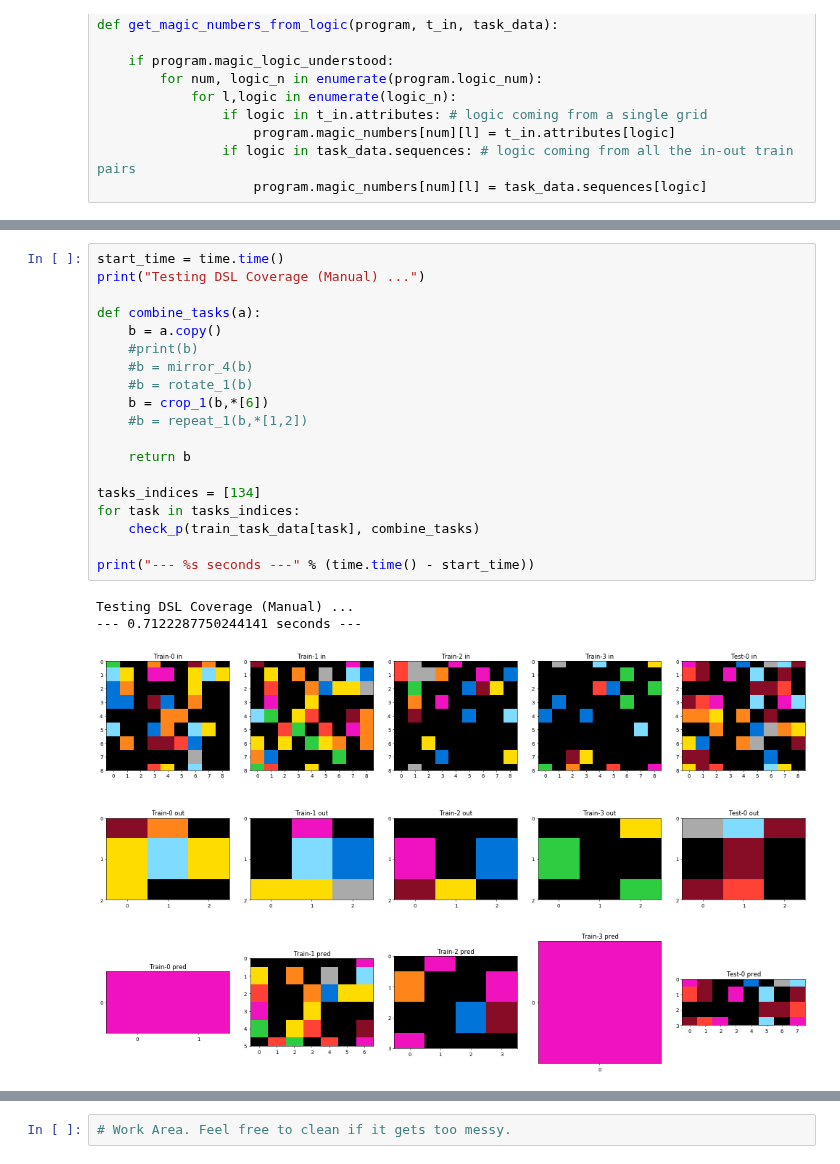
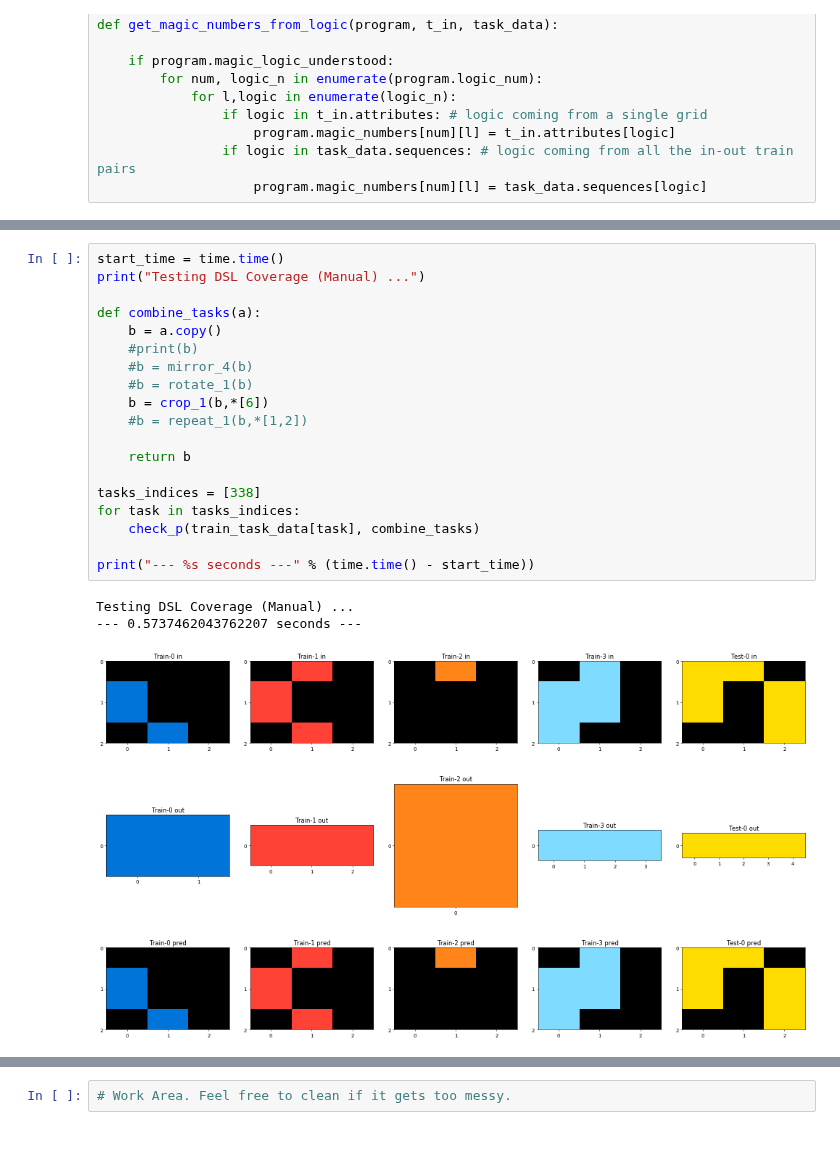
Before and after one commit to lorepieri8/ARC_challenge, a Jupyter notebook: ARC_DSL.ipynb, the cells around one changed output, grey strips where cells are left out. Drawn from its saved outputs; the diff is of its cells as text.

```diff
--- a/ARC_DSL.ipynb
+++ b/ARC_DSL.ipynb
@@ -1576,26 +1591,26 @@ Load Program Application Framework ...
 # %%
 start_time = time.time()
 print("Testing DSL Coverage (Manual) ...")
 
 def combine_tasks(a):
     b = a.copy()
     #print(b)
     #b = mirror_4(b)
     #b = rotate_1(b)
     b = crop_1(b,*[6])
     #b = repeat_1(b,*[1,2])
 
     return b
 
-tasks_indices = [134]
+tasks_indices = [338]
 for task in tasks_indices:
     check_p(train_task_data[task], combine_tasks)
 
 print("--- %s seconds ---" % (time.time() - start_time))
 # %% [output]
 Testing DSL Coverage (Manual) ...
---- 0.7122287750244141 seconds ---
+--- 0.5737462043762207 seconds ---
-[figure, old version]
+[figure, new version]
 # %%
 start_time = time.time()
 print("Testing DSL Coverage (Training Set) ...")
```
Also changed, not shown: parts of 24 cells of this notebook.
